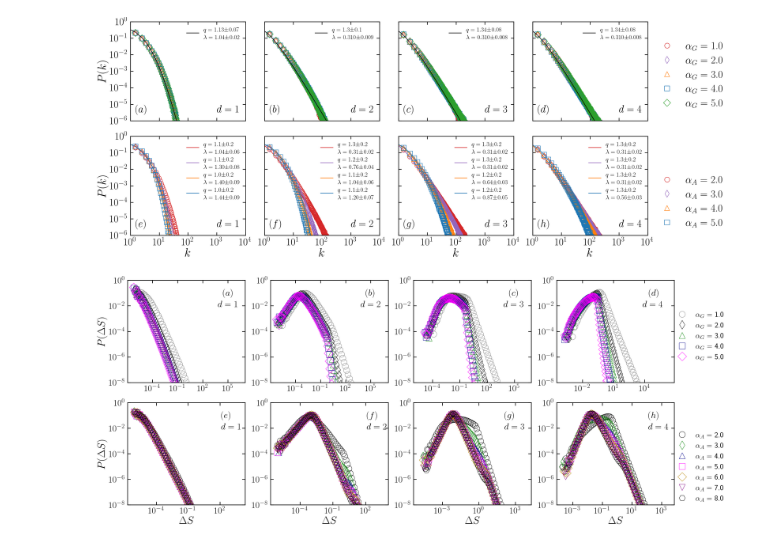
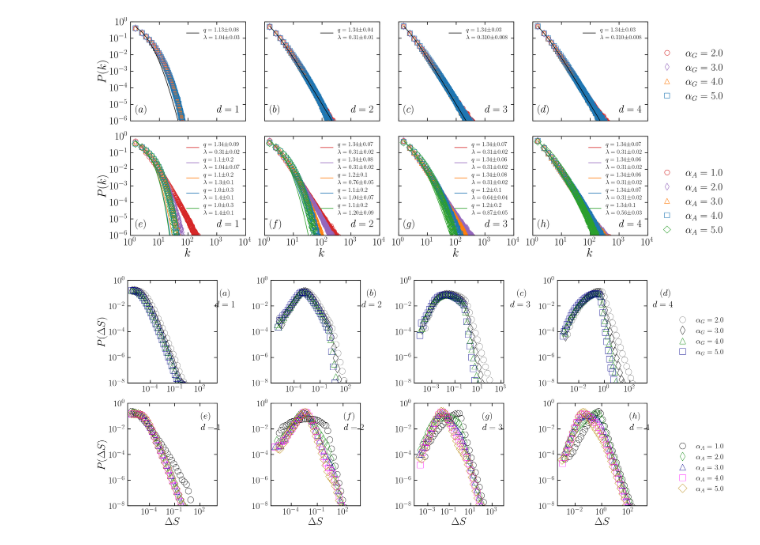
Before and after one commit to JuniorAlencar/SpatialPreferential, a Jupyter notebook: scripts/jupyter/distributions.ipynb, the cells around one changed output. Saved outputs shown, nothing was run; the diff lists cells and outputs as text; code cells hidden in the pictures.

```diff
--- a/scripts/jupyter/distributions.ipynb
+++ b/scripts/jupyter/distributions.ipynb
@@ -76,8 +82,8 @@ save_json_distributions(N, dim, alpha_a_v, alpha_g_v)
 # %%
 # read json of degree and converter to DataFrame Pandas
-df_degree = json_to_dataframe_with_lists('../../data/degree_distributions.json')
+df_degree = json_to_dataframe_with_lists(f'../../data/N_{N}/m0_{m0}/degree_distributions.json')
 # read json of degree and converter to DataFrame Pandas
-df_distances = json_to_dataframe_with_lists('../../data/distances_distributions.json')
+df_distances = json_to_dataframe_with_lists(f'../../data/N_{N}/m0_{m0}/distances_distributions.json')
 df_degree.head()
 # %% [output]
 |  | N | alpha_A | alpha_G | dim | N_s | k | Pk |
@@ -127,10 +140,12 @@ def round_value_and_error(value, error):
 
 # ✔️ Criando figura 2x4
 
+N = 10**5
+m0 = 2
+dim = [1, 2, 3, 4]
+alpha_g_v = [2.0, 3.0, 4.0, 5.0]
+alpha_a_v = [1.0, 2.0, 3.0, 4.0, 5.0]
 alpha_ag_f = 2.0
-alpha_g_v = [1.0, 2.0, 3.0, 4.0, 5.0]
-alpha_a_v = [2.0, 3.0, 4.0, 5.0]
-dim_list = [1,2,3,4]
 
 # Alpha_A fixo em 2.0, Alpha_G variando
 k_1d_g, pk_1d_g = get_k_pk_from_dataframe(df_degree, dim=1, fixed_param='alpha_A', fixed_value=2.0, varying_param_list=alpha_g_v)
@@ -146,8 +161,8 @@ q_4d, err_4d_q, b_4d, err_4d_b = combine_estimates_from_datasets(k_4d_g, pk_4d_g
 Q, Q_err, B, B_err = [q_1d, q_2d, q_3d, q_4d], [err_1d_q, err_2d_q, err_3d_q, err_4d_q], [b_1d, b_2d, b_3d, b_4d], [err_1d_b, err_2d_b, err_3d_b, err_4d_b]
 
 # ✔️ Ler os JSONs convertidos em DataFrames
-df_degree = json_to_dataframe_with_lists('../../data/degree_distributions.json')
-df_distances = json_to_dataframe_with_lists('../../data/distances_distributions.json')
+df_degree = json_to_dataframe_with_lists(f'../../data/N_{N}/m0_{m0}/degree_distributions.json')
+df_distances = json_to_dataframe_with_lists(f'../../data/N_{N}/m0_{m0}/distances_distributions.json')
 
 label_1d = f'$q =  {q_1d:.2f} \\pm {err_1d_q:.2f}, \\lambda = {b_1d:.2f} \\pm {err_1d_b:.2f}$'
 label_2d = f'$q = {q_2d:.1f} \\pm {err_2d_q:.2f}, \\lambda = {b_2d:.2f} \\pm {err_2d_b:.2f}$'
@@ -216,7 +231,7 @@ for idx, d in enumerate(dim_list):
         rf"\lambda = {Bb} \\"
         r"\end{array}$"
     )
-    df_alpha = df_dim[df_dim['alpha_G'] == 1.0]
+    df_alpha = df_dim[df_dim['alpha_G'] == alpha_ag_f]
     ax[row, col].plot(
         df_alpha['k'].iloc[0],
         q_exp(df_alpha['k'].iloc[0], Q[idx], B[idx]),
@@ -436,20 +451,21 @@ fig.legend(proxy_handles_alpha_a, labels_global_alpha_a, loc="center left", bbox
            fontsize=35, frameon=False)
 
 plt.tight_layout(rect=[0, 0, 0.9, 1])
-plt.savefig("../../results/distributions/degree_distribution.svg", dpi=300)
+plt.savefig(f"../../results/distributions/degree_distribution_m0_{m0}.svg", dpi=300)
 plt.show()
 # %% [output]
-[figure, old version]
+[figure, new version]
 # %%
 import matplotlib.pyplot as plt
 from matplotlib.ticker import LogLocator, LogFormatterSciNotation
 import numpy as np
 
 # ✔️ Parâmetros
+N = 10**5
+m0 = 2
+dim_list = [1,2,3,4]
+alpha_a_v = [1.0, 2.0, 3.0, 4.0, 5.0]
 alpha_ag_f = 2.0
-alpha_g_v = [1.0, 2.0, 3.0, 4.0, 5.0]
-alpha_a_v = [2.0, 3.0, 4.0, 5.0, 6.0, 7.0, 8.0]
-dim_list = [1, 2, 3, 4]
 
 # ✔️ Filtrar para alpha_G fixo e alpha_A variando
 df_distance_filter_alpha_a = df_distances[
@@ -457,8 +473,8 @@ df_distance_filter_alpha_a = df_distances[
     (df_distances['alpha_A'].isin(alpha_a_v))
 ]
 
-alpha_g_v = [1.0, 2.0, 3.0, 4.0, 5.0]
-dim_list = [1,2,3,4]
+alpha_g_v = [2.0, 3.0, 4.0, 5.0]
+
 # ✔️ Filtrar para alpha_G fixo e alpha_A variando
 df_distance_filter_alpha_g = df_distances[
     (df_distances['alpha_G'].isin(alpha_g_v)) &
@@ -586,34 +602,34 @@ for idx, d in enumerate(dim_list):
     ax[row, col].set_ylim([10**(-8), 1])
 
 # ==========================
 # 🔥 Legendas globais
 # ==========================
 
 # Para o plot superior (alpha_G)
 proxy_handles_alpha_g = [
     plt.Line2D([], [], color=color_g[i % len(color_g)], marker=markers[i % len(markers)],
                linestyle='None', markersize=markersize, markerfacecolor='none', mew=1.0)
     for i in range(len(alpha_g_v))
 ]
 fig.legend(proxy_handles_alpha_g, [rf"$\alpha_G$ = {a:.1f}" for a in alpha_g_v],
            loc="center left", bbox_to_anchor=(0.88, 0.75),
            fontsize=25, frameon=False)
 
 # Para o plot inferior (alpha_A)
 proxy_handles_alpha_a = [
     plt.Line2D([], [], color=color_a[i % len(color_a)], marker=markers[i % len(markers)],
                linestyle='None', markersize=markersize, markerfacecolor='none', mew=1.0)
     for i in range(len(alpha_a_v))
 ]
 fig.legend(proxy_handles_alpha_a, [rf"$\alpha_A$ = {a:.1f}" for a in alpha_a_v],
            loc="center left", bbox_to_anchor=(0.88, 0.25),
            fontsize=25, frameon=False)
 
 plt.tight_layout(rect=[0, 0, 0.9, 1])
 #plt.savefig("../../results/distributions/distances_distribution.svg", dpi=300)
 plt.show()
 # %% [output]
-[figure, old version]
+[figure, new version]
 # %%
 import matplotlib.pyplot as plt
 from matplotlib.ticker import LogLocator, LogFormatterSciNotation
```
Also changed, not shown: parts of 7 cells of this notebook, 13 other files.
